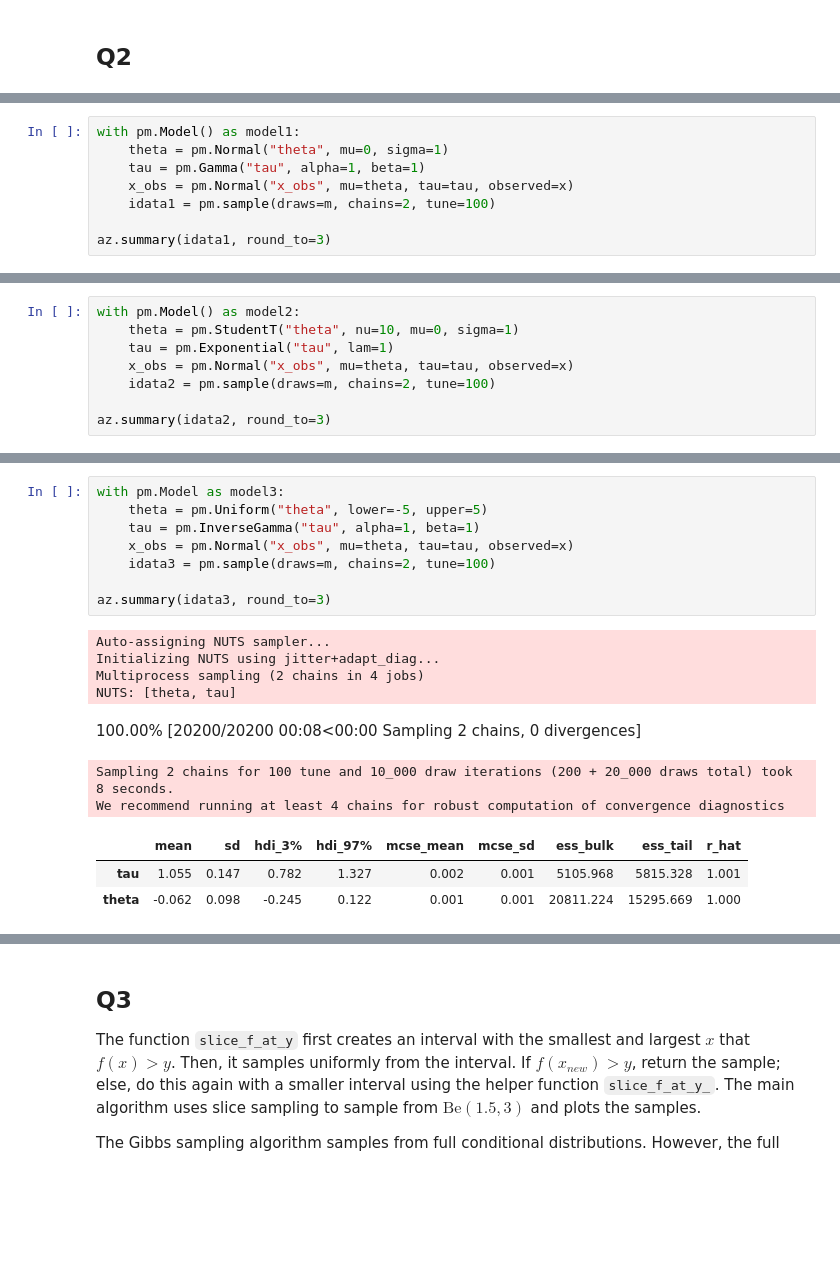
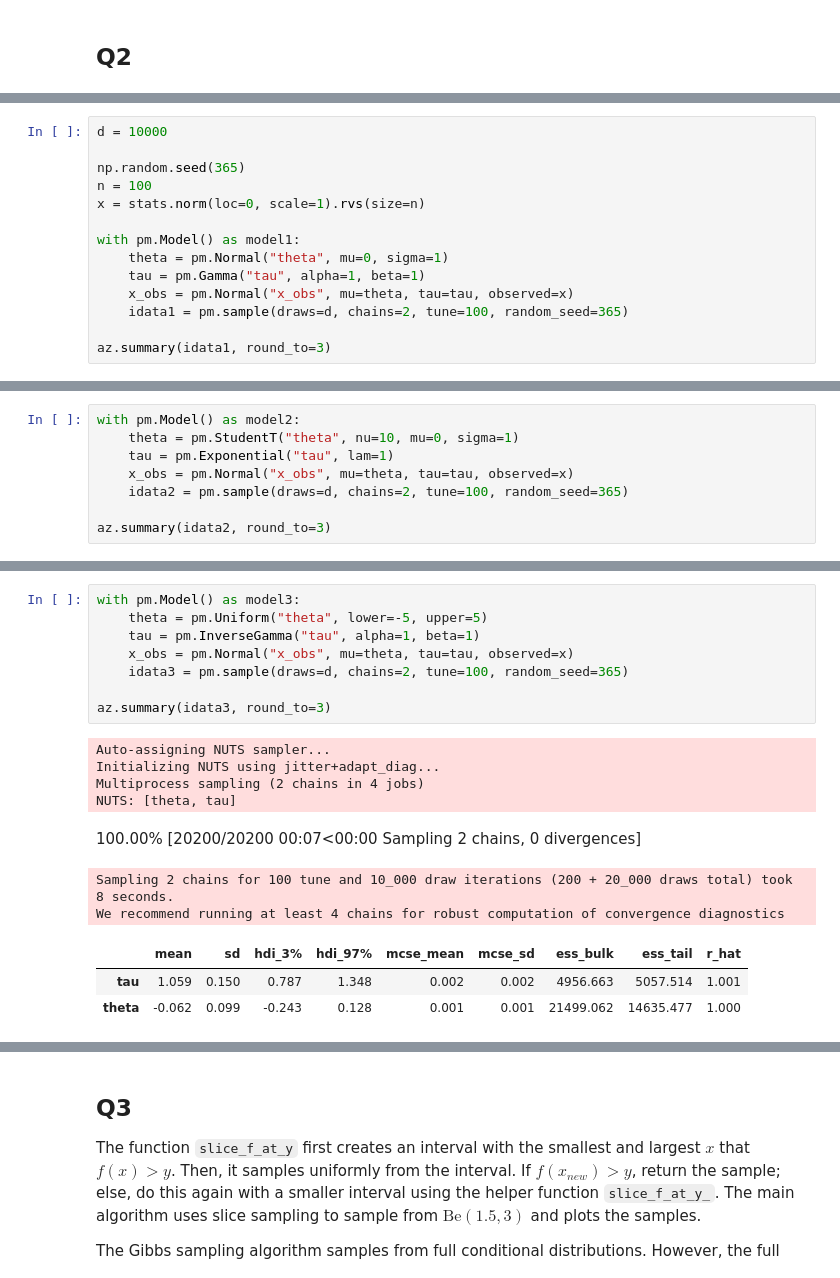
Before and after one commit to Stary54264/STA365-HW, a Jupyter notebook: HW5.ipynb, the cells around one changed output, grey strips where cells are left out. Drawn from its saved outputs; the diff is of its cells as text; blank space fills up the shorter version.

```diff
--- a/HW5.ipynb
+++ b/HW5.ipynb
@@ -437,9 +430,15 @@ m = 10000
 # %%
+d = 10000
+
+np.random.seed(365)
+n = 100
+x = stats.norm(loc=0, scale=1).rvs(size=n)
+
 with pm.Model() as model1:
     theta = pm.Normal("theta", mu=0, sigma=1)
     tau = pm.Gamma("tau", alpha=1, beta=1)
     x_obs = pm.Normal("x_obs", mu=theta, tau=tau, observed=x)
-    idata1 = pm.sample(draws=m, chains=2, tune=100)
+    idata1 = pm.sample(draws=d, chains=2, tune=100, random_seed=365)
 
 az.summary(idata1, round_to=3)
 # %% [output]
@@ -465,7 +464,7 @@ with pm.Model() as model2:
     theta = pm.StudentT("theta", nu=10, mu=0, sigma=1)
     tau = pm.Exponential("tau", lam=1)
     x_obs = pm.Normal("x_obs", mu=theta, tau=tau, observed=x)
-    idata2 = pm.sample(draws=m, chains=2, tune=100)
+    idata2 = pm.sample(draws=d, chains=2, tune=100, random_seed=365)
 
 az.summary(idata2, round_to=3)
 # %% [output]
@@ -489,22 +488,22 @@ array([[<Axes: title={'center': 'tau'}>, <Axes: title={'center': 'tau'}>],
 # %%
-with pm.Model as model3:
+with pm.Model() as model3:
     theta = pm.Uniform("theta", lower=-5, upper=5)
     tau = pm.InverseGamma("tau", alpha=1, beta=1)
     x_obs = pm.Normal("x_obs", mu=theta, tau=tau, observed=x)
-    idata3 = pm.sample(draws=m, chains=2, tune=100)
+    idata3 = pm.sample(draws=d, chains=2, tune=100, random_seed=365)
 
 az.summary(idata3, round_to=3)
 # %% [output]
 Auto-assigning NUTS sampler...
 Initializing NUTS using jitter+adapt_diag...
 Multiprocess sampling (2 chains in 4 jobs)
 NUTS: [theta, tau]
-100.00% [20200/20200 00:08<00:00 Sampling 2 chains, 0 divergences]
+100.00% [20200/20200 00:07<00:00 Sampling 2 chains, 0 divergences]
 Sampling 2 chains for 100 tune and 10_000 draw iterations (200 + 20_000 draws total) took 8 seconds.
 We recommend running at least 4 chains for robust computation of convergence diagnostics
 |  | mean | sd | hdi_3% | hdi_97% | mcse_mean | mcse_sd | ess_bulk | ess_tail | r_hat |
-| tau | 1.055 | 0.147 | 0.782 | 1.327 | 0.002 | 0.001 | 5105.968 | 5815.328 | 1.001 |
-| theta | -0.062 | 0.098 | -0.245 | 0.122 | 0.001 | 0.001 | 20811.224 | 15295.669 | 1.000 |
+| tau | 1.059 | 0.150 | 0.787 | 1.348 | 0.002 | 0.002 | 4956.663 | 5057.514 | 1.001 |
+| theta | -0.062 | 0.099 | -0.243 | 0.128 | 0.001 | 0.001 | 21499.062 | 14635.477 | 1.000 |
 # %%
 az.plot_trace(idata3, combined=True)
 # %% [output]
```
Also changed, not shown: parts of 7 cells of this notebook, 4 other files.
